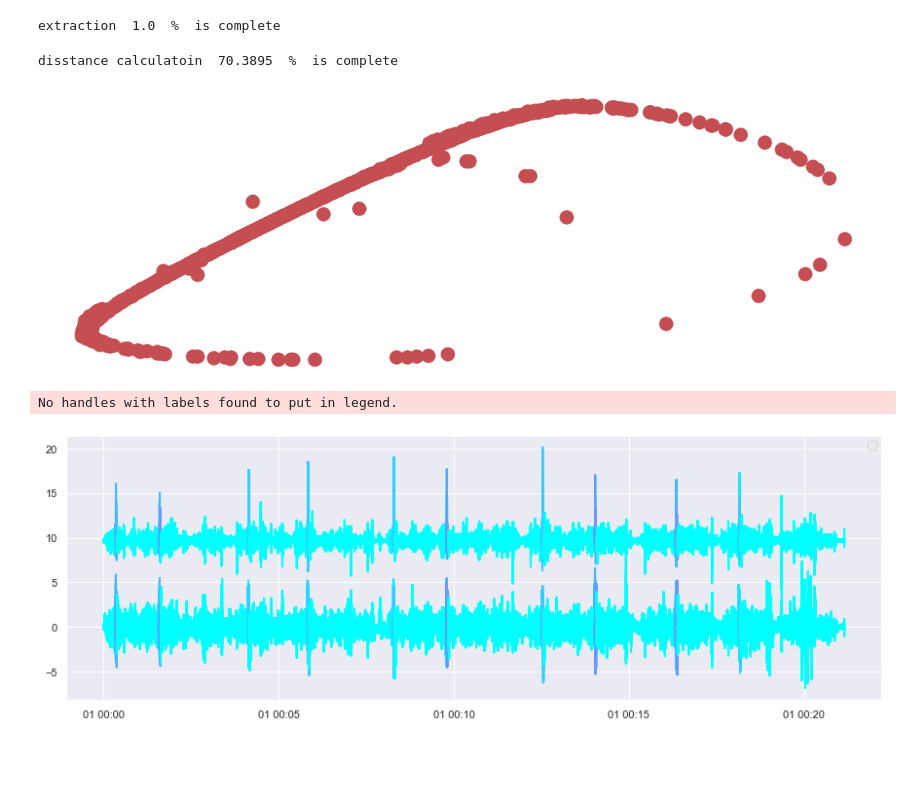
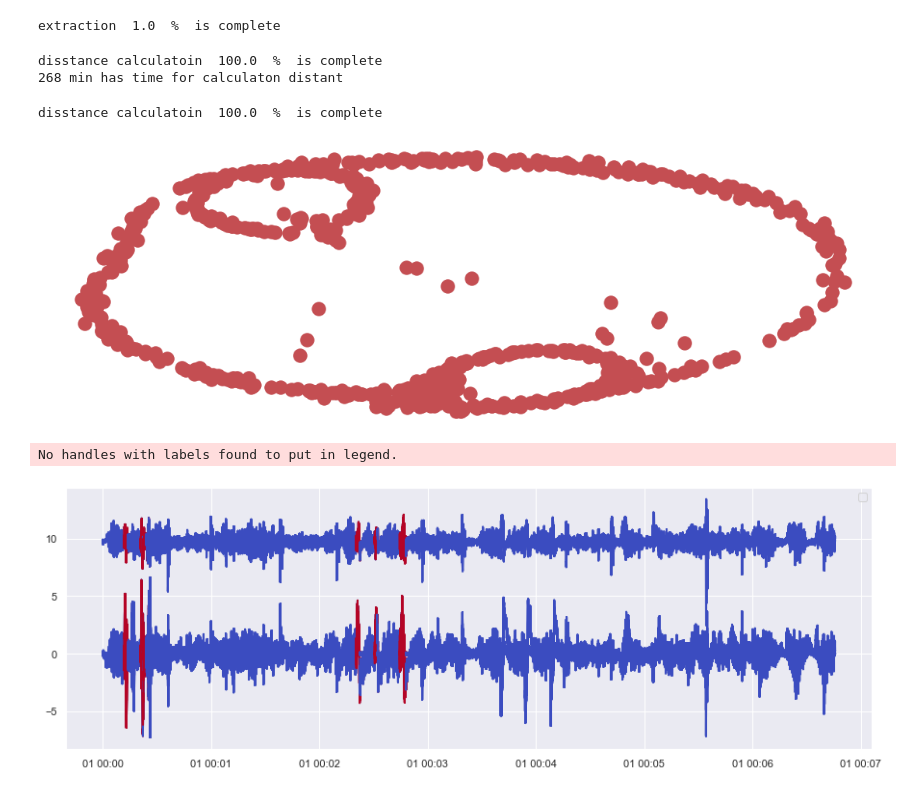
Before and after one commit to HosseinlGholami/BehavePart2, a Jupyter notebook: StepByStep-Algoritm_on17.ipynb, the cells around one changed output. Saved outputs shown, nothing was run; the diff lists cells and outputs as text; code cells hidden in the pictures; blank space fills up the shorter version.

```diff
--- a/StepByStep-Algoritm_on17.ipynb
+++ b/StepByStep-Algoritm_on17.ipynb
@@ -29,6 +27,6 @@ ValueError: 'Blues_2r' is not a valid value for name; supported values are 'Acce
 # %%
 #prepare Dataset gyroscope
-dfg=pd.read_csv('16\giroscopio_terra.csv')
+dfg=pd.read_csv('17\giroscopio_terra.csv')
 dfg['ts']=pd.to_datetime(dfg.apply(lambda x:(round((x.uptimeNanos-dfg.uptimeNanos[0])/1000000)*1000000),axis=1))
 dm=dfg['ts']
 dfg=dfg.drop('uptimeNanos',1).drop('timestamp',1)
@@ -43,6 +41,6 @@ dfg.head(3)
 # %%
 #prepare Dataset accelarator
-dfa=pd.read_csv('16\\acelerometro_terra.csv')
+dfa=pd.read_csv('17\\acelerometro_terra.csv')
 dfa['ts']=dm
 dfa=dfa.drop('uptimeNanos',1).drop('timestamp',1)
 dfa=dfa.set_index('ts').rename(columns={'x': 'a-x','y': 'a-y','z': 'a-z'})
@@ -68,6 +66,6 @@ array([<matplotlib.axes._subplots.AxesSubplot object at 0x...>,
 # %%
 #prepare Labeled dataset
-dfl=pd.read_csv('16\\groundTruth.csv')
+dfl=pd.read_csv('17\\groundTruth.csv')
 dfl['length']=dfl.en-dfl.st
 lmean=dfl.length.mean()
 lstd=dfl.length.std()
@@ -102,7 +100,7 @@ stop=False
 #go on timeserise for event extraction
 while stop!=True:
     clear_output(wait=True)
-    M=round(gauss(1,0.5)*50)
+    M=round(gauss(0.5,0.5)*50)
     pointer=pointer + M
     #go forward till reach M
     L=round(gauss(lmean,lstd)*50)
@@ -144,7 +142,8 @@ for i,x in enumerate(temp_event):
 t2=time.time()
 print(round((t2-t1)/60) ,'min has time for calculaton distant')
 # %% [output]
-disstance calculatoin  70.3895  %  is complete
+disstance calculatoin  100.0  %  is complete
+268 min has time for calculaton distant
 # %%
 #Dont RUN this part
 #clustering precision
@@ -161,6 +160,8 @@ for tag,st,en in evented_label:
         dist,_=fastdtw(df[st:en],t_e)
         dummy.append(dist)
     labels_distance.append((tag,dummy))
+# %% [output]
+disstance calculatoin  100.0  %  is complete
 # %%
 #Save temp_event
 with open("temp_event_on17.txt", "wb") as fp:
@@ -205,22 +206,24 @@ import networkx as nx
 G = G=nx.from_numpy_matrix(dis)
 nx.draw(G,edge_color ='w', edge_cmap=plt.cm.winter ,node_color='r')
 # %% [output]
-[figure, old version]
+[figure, new version]
 # %%
 #initial clustering
 from sklearn.cluster import AgglomerativeClustering
-cluster = AgglomerativeClustering(n_clusters=5, affinity='precomputed', linkage = 'average').fit(dis)
+from scipy.cluster import hierarchy
+
+cluster = AgglomerativeClustering(n_clusters=4, affinity='precomputed', linkage = 'average').fit(dis)
 
 plot_list=list()
 for i,el in enumerate(te):
     plot_list.append((el,cluster.labels_[i]))
 
 fig, ax = plt.subplots()
 
 for el in plot_list:
-    ax.plot(el[0], linestyle='-', linewidth=2,c=color_map_color(el[1]))
+    ax.plot(el[0], linestyle='-', linewidth=2,c=color_map_color(el[1]*10))
 ax.legend();
 plt.show()
 # %% [output]
 No handles with labels found to put in legend.
-[figure, old version]
+[figure, new version]
```
Also changed, not shown: parts of 27 cells of this notebook, 12 other files.
